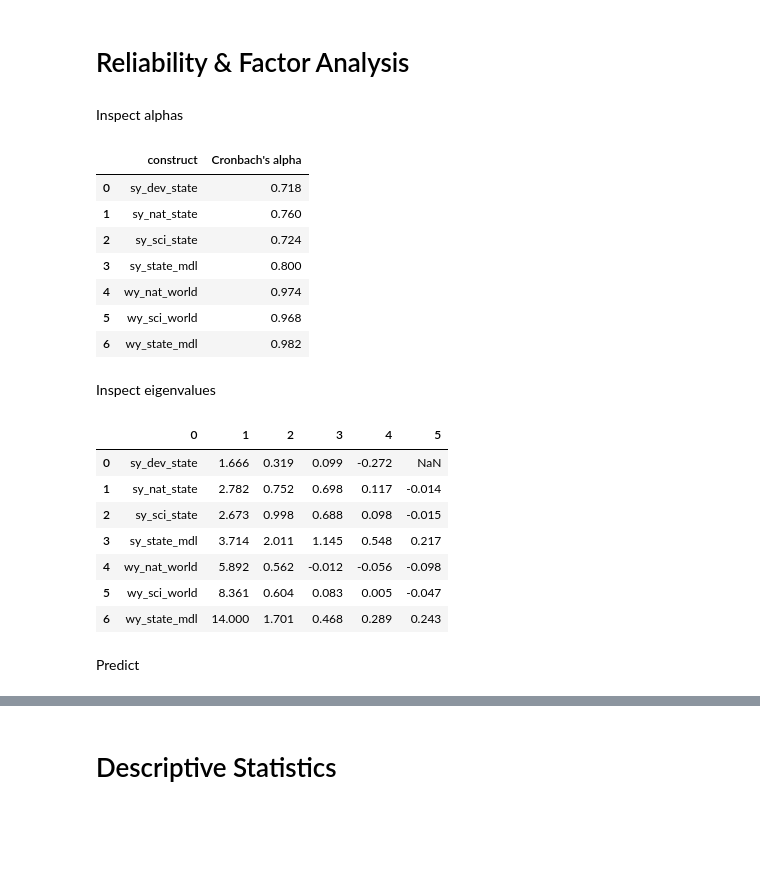
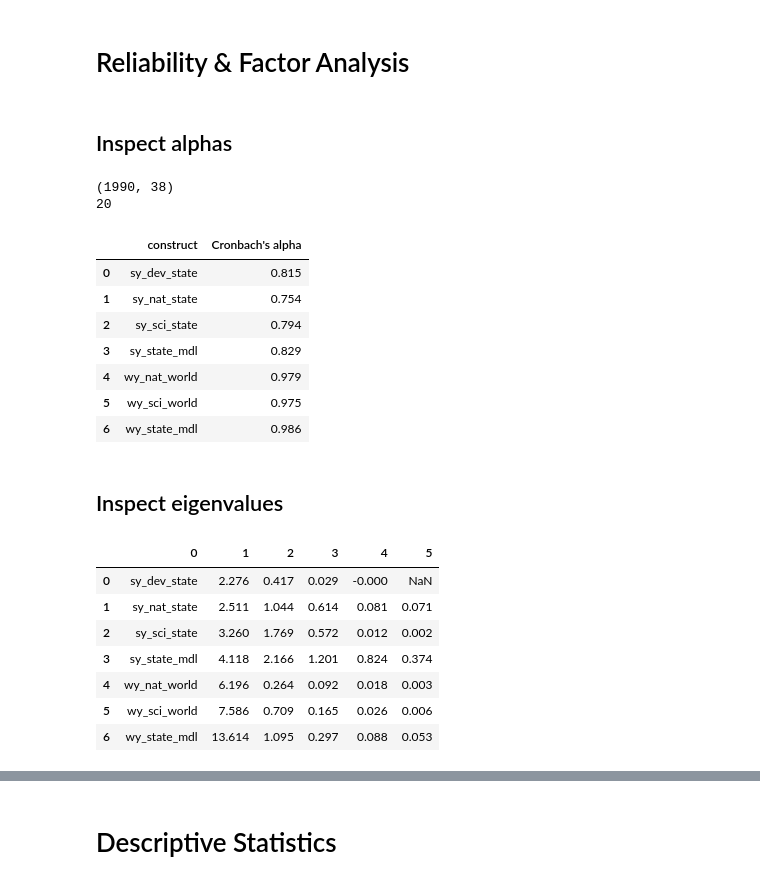
Before and after one commit to danielscottsmith/19cStates, a Jupyter notebook: notebooks/03_an_19cStates.ipynb, the cells around one changed output, grey strips where cells are left out. Cells and saved outputs as stored; diff of their text form; code cells hidden in the pictures; blank space fills up the shorter version.

```diff
--- a/notebooks/03_an_19cStates.ipynb
+++ b/notebooks/03_an_19cStates.ipynb
@@ -58,0 +204,6 @@ round(states_df.groupby('state').size().mean())
+# %%
+states_df = pd.read_csv(DATA + "interim/" + "int_19cStates.csv")
+# %%
+states_df['sy_sch_law'] = states_df.apply(lambda row: make_series(school_laws, row['state'], row['year']), axis=1)
+states_df['sy_mil_law'] = states_df.apply(lambda row: make_series(conscription_laws, row['state'], row['year']), axis=1)
+states_df['sy_const_law'] = states_df.apply(lambda row: make_series(constitutions, row['state'], row['year']), axis=1)
@@ -144,0 +334,8 @@ GLOBALS['sy_state_mdl']
+# %%
+east = ["Bulgaria",
+        "Romania",
+        "Russia",
+        "Serbia"
+       ]
+west_df = states_df[~states_df['state'].isin(east)]
+west_df.shape
@@ -145,48 +372,31 @@ GLOBALS['sy_state_mdl']
 # %% [markdown]
 # Reliability & Factor Analysis
 # %% [markdown]
-Inspect alphas
+## Inspect alphas
 # %%
-states_df = states_df.dropna(how='any', subset=ALL)
-states_df.shape
-states_df.to_csv(DATA+'interim/'+"test.csv")
+west_df = west_df[['state', 'year']+ALL].dropna(how='any', subset=ALL)
+# states_df = pag_states_df.dropna(how='any', subset=ALL)
+print(west_df.shape)
+print(west_df['state'].nunique())
+west_df.to_csv(DATA+'interim/'+"test.csv")
+# %% [output]
+(1990, 38)
+20
 # %%
 alphas = []
 for construct, indicators in GLOBALS.items():
-    alpha = pg.cronbach_alpha(zscore(states_df[indicators]))[0]
+    alpha = pg.cronbach_alpha(zscore(west_df[indicators]))[0]
     alphas.append((construct, alpha))
 cronbachs = pd.DataFrame(alphas, columns=['construct', 'Cronbach\'s alpha']).round(3)
 cronbachs
 # %% [output]
 |  | construct | Cronbach's alpha |
-| 0 | sy_dev_state | 0.718 |
-| 1 | sy_nat_state | 0.760 |
-| 2 | sy_sci_state | 0.724 |
-| 3 | sy_state_mdl | 0.800 |
-| 4 | wy_nat_world | 0.974 |
-| 5 | wy_sci_world | 0.968 |
-| 6 | wy_state_mdl | 0.982 |
+| 0 | sy_dev_state | 0.815 |
+| 1 | sy_nat_state | 0.754 |
+| 2 | sy_sci_state | 0.794 |
+| 3 | sy_state_mdl | 0.829 |
+| 4 | wy_nat_world | 0.979 |
+| 5 | wy_sci_world | 0.975 |
+| 6 | wy_state_mdl | 0.986 |
 # %% [markdown]
-Inspect eigenvalues
+## Inspect eigenvalues
-# %%
-factor = FactorAnalyzer()
-eigens = []
-for construct, indicators in GLOBALS.items():
-    z = factor.fit(zscore(states_df[indicators]))
-    vs = [construct]
-    for v in z.get_eigenvalues()[1]:
-        vs.append(v)
-    eigens.append(vs)
-eigens = pd.DataFrame(eigens)
-eigens.iloc[:,:6].round(3)
-# %% [output]
-|  | 0 | 1 | 2 | 3 | 4 | 5 |
-| 0 | sy_dev_state | 1.666 | 0.319 | 0.099 | -0.272 | NaN |
-| 1 | sy_nat_state | 2.782 | 0.752 | 0.698 | 0.117 | -0.014 |
-| 2 | sy_sci_state | 2.673 | 0.998 | 0.688 | 0.098 | -0.015 |
-| 3 | sy_state_mdl | 3.714 | 2.011 | 1.145 | 0.548 | 0.217 |
-| 4 | wy_nat_world | 5.892 | 0.562 | -0.012 | -0.056 | -0.098 |
-| 5 | wy_sci_world | 8.361 | 0.604 | 0.083 | 0.005 | -0.047 |
-| 6 | wy_state_mdl | 14.000 | 1.701 | 0.468 | 0.289 | 0.243 |
-# %% [markdown]
-Predict
@@ -192,0 +439,11 @@ Predict
+# %%
+eigenvectors
+# %% [output]
+|  | 0 | 1 | 2 | 3 | 4 | 5 |
+| 0 | sy_dev_state | 2.276 | 0.417 | 0.029 | -0.000 | NaN |
+| 1 | sy_nat_state | 2.511 | 1.044 | 0.614 | 0.081 | 0.071 |
+| 2 | sy_sci_state | 3.260 | 1.769 | 0.572 | 0.012 | 0.002 |
+| 3 | sy_state_mdl | 4.118 | 2.166 | 1.201 | 0.824 | 0.374 |
+| 4 | wy_nat_world | 6.196 | 0.264 | 0.092 | 0.018 | 0.003 |
+| 5 | wy_sci_world | 7.586 | 0.709 | 0.165 | 0.026 | 0.006 |
+| 6 | wy_state_mdl | 13.614 | 1.095 | 0.297 | 0.088 | 0.053 |
```
Also changed, not shown: parts of 55 cells of this notebook, 38 other files.
